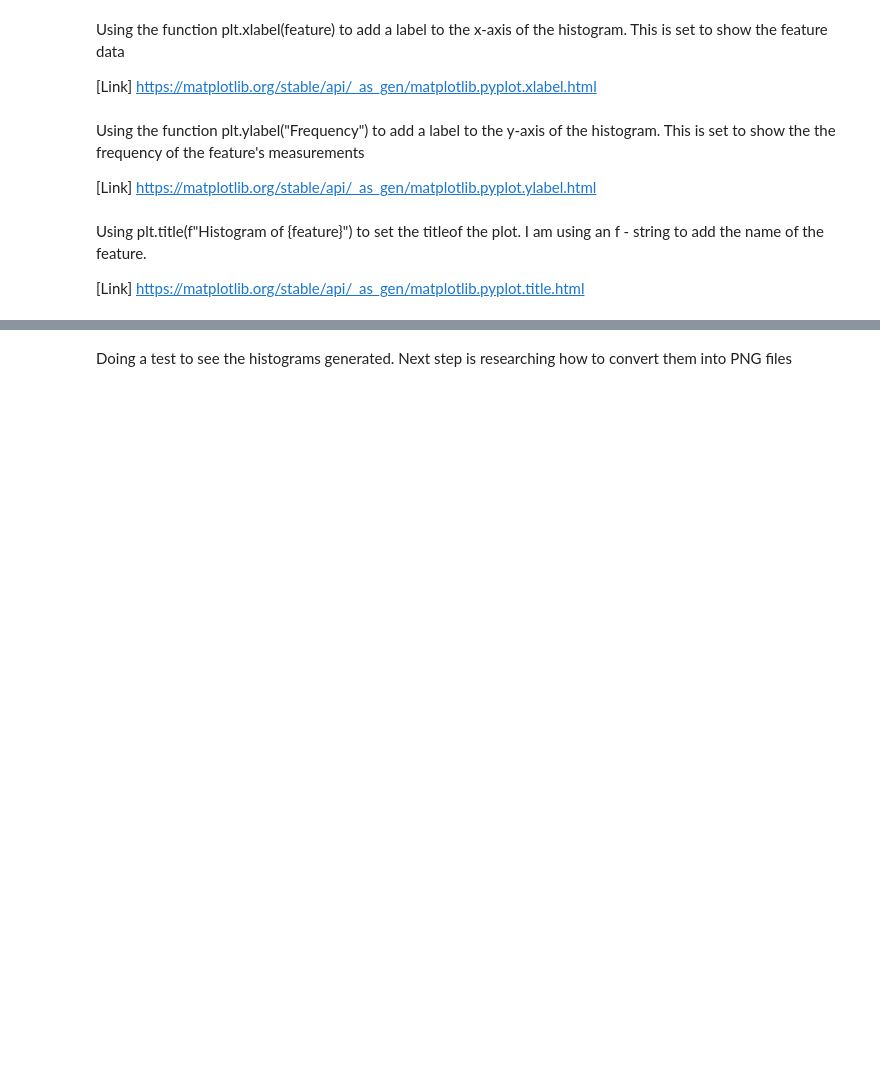
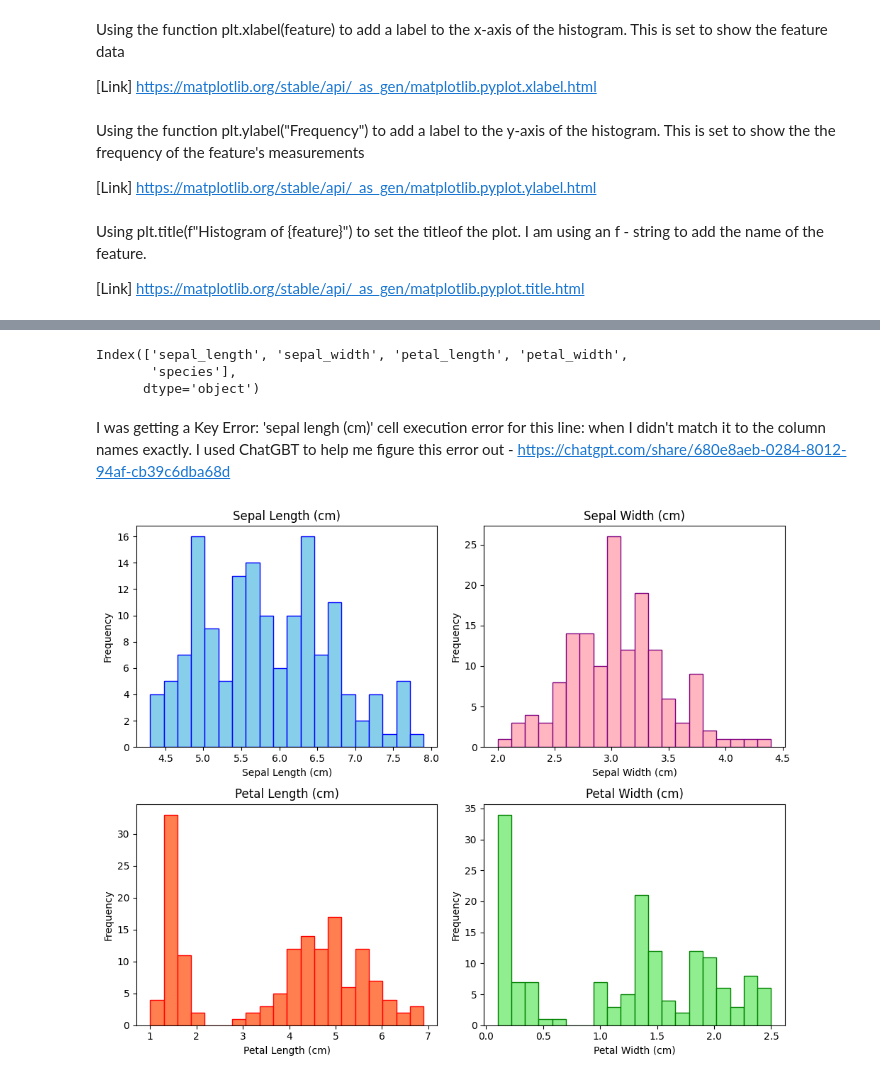
Before and after one commit to LDonn32/pands-project, a Jupyter notebook: analysis.ipynb, the cells around one changed output, grey strips where cells are left out. Cells and saved outputs as stored; diff of their text form; code cells hidden in the pictures; blank space fills up the shorter version.

Commit message:
update to histograms, changed the code to print all 4 features on one PNG. Colour coded. Need to tidy up comments and references tomorrow

```diff
--- a/analysis.ipynb
+++ b/analysis.ipynb
@@ -211,2 +174,69 @@ plt.show()
-# %% [markdown]
-Doing a test to see the histograms generated. Next step is researching how to convert them into PNG files
+# %%
+# Check how the names of the features appear in the dataset.
+print(df.columns)
+# %% [output]
+Index(['sepal_length', 'sepal_width', 'petal_length', 'petal_width',
+       'species'],
+      dtype='object')
+# %% [markdown]
+I was getting a Key Error:  'sepal lengh (cm)' cell execution error for this line: when I didn't match it to the column names exactly. I used ChatGBT to help me figure this error out - https://chatgpt.com/share/680e8aeb-0284-8012-94af-cb39c6dba68d
+# %%
+# Plot histograms for each feature.
+# See: https://matplotlib.org/stable/api/_as_gen/matplotlib.pyplot.subplots.html
+
+fig, axes = plt.subplots(2, 2, figsize=(10, 8))  # Create a 2x2 grid of subplots
+
+# Plot each feature's histogram.
+# See: https://matplotlib.org/stable/api/_as_gen/matplotlib.pyplot.hist.html
+
+axes[0, 0].hist(df['sepal_length'], bins=20, color='skyblue', edgecolor='blue')
+
+# Set the title.
+# See: https://matplotlib.org/stable/api/_as_gen/matplotlib.axes.Axes.set_title.html
+
+axes[0, 0].set_title('Sepal Length (cm)')
+
+# Set the x-axis.
+# See: https://matplotlib.org/stable/api/_as_gen/matplotlib.axes.Axes.set_xlabel.html
+
+axes[0, 0].set_xlabel('Sepal Length (cm)')
+
+# Set the y-axis.
+# See: https://matplotlib.org/stable/api/_as_gen/matplotlib.axes.Axes.set_ylabel.html
+
+axes[0, 0].set_ylabel('Frequency')
+
+# Repeat the above steps for the remaining 3 features, changing colours of each histogram to distinguish them from each other.
+
+axes[0, 1].hist(df['sepal_width'], bins=20, color='lightpink', edgecolor='purple')
+axes[0, 1].set_title('Sepal Width (cm)')
+axes[0, 1].set_xlabel('Sepal Width (cm)')
+axes[0, 1].set_ylabel('Frequency')
+
+axes[1, 0].hist(df['petal_length'], bins=20, color='coral', edgecolor='red')
+axes[1, 0].set_title('Petal Length (cm)')
+axes[1, 0].set_xlabel('Petal Length (cm)')
+axes[1, 0].set_ylabel('Frequency')
+
+axes[1, 1].hist(df['petal_width'], bins=20, color='lightgreen', edgecolor='green')
+axes[1, 1].set_title('Petal Width (cm)')
+axes[1, 1].set_xlabel('Petal Width (cm)')
+axes[1, 1].set_ylabel('Frequency')
+
+
+
+# Adjust layout to prevent overlap
+# See: https://matplotlib.org/stable/api/_as_gen/matplotlib.pyplot.tight_layout.html
+
+plt.tight_layout()
+
+
+# Save the histogram as a png.
+plt.savefig('Histogram.png')
+
+# Show the plots
+# See: https://matplotlib.org/stable/api/_as_gen/matplotlib.pyplot.show.html
+
+plt.show()
+# %% [output]
+[figure, added]
```
Also changed, not shown: parts of 6 cells of this notebook, 1 other file.
